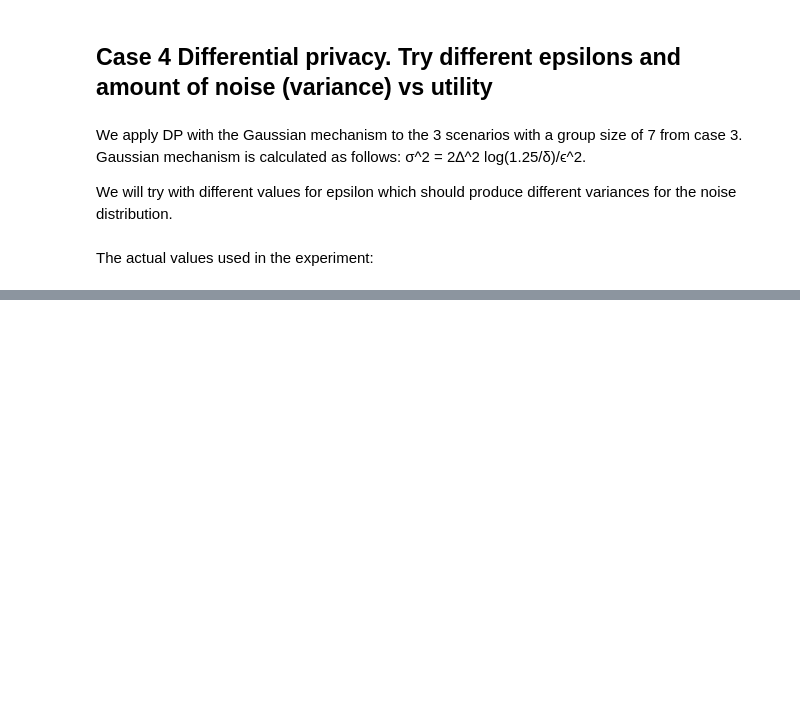
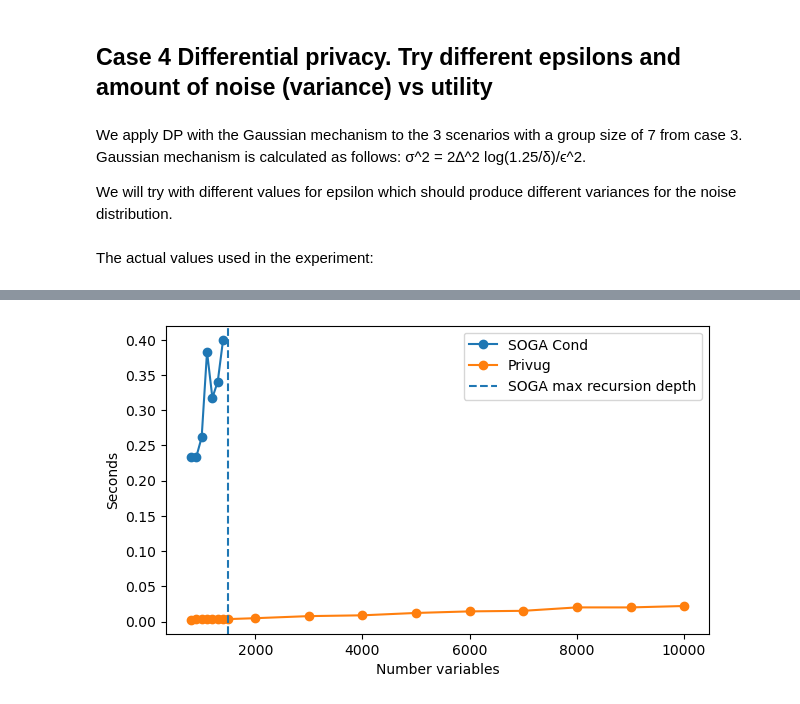
Before and after one commit to RasmusCarl/Privug-SOGA, a Jupyter notebook: MyNotebook.ipynb, the cells around one changed output, grey strips where cells are left out. Saved outputs shown, nothing was run; the diff lists cells and outputs as text; code cells hidden in the pictures; blank space fills up the shorter version.

```diff
--- a/MyNotebook.ipynb
+++ b/MyNotebook.ipynb
@@ -462,0 +555,2 @@ ax3.legend(loc="upper left",  fontsize="7")
+# %%
+times_soga_cond       = [time_soga(size,file) for (size,file) in FILES_SOGA_COND]
@@ -462,0 +624,10 @@ ax3.legend(loc="upper left",  fontsize="7")
+# %%
+fig, axs = plt.subplots(1, 1, figsize=(7,4))
+axs.plot(NUM_VARS,times_soga_cond,'-o',label='SOGA Cond')
+axs.plot(NUM_VARS_Privug,times_privug_cond,'-o',label='Privug')
+axs.axvline(x=1500, linestyle='dashed', label='SOGA max recursion depth')
+axs.set_xlabel("Number variables")
+axs.set_ylabel("Seconds")
+axs.legend();
+# %% [output]
+[figure, added]
```
Also changed, not shown: parts of 13 cells of this notebook, 26 other files.
